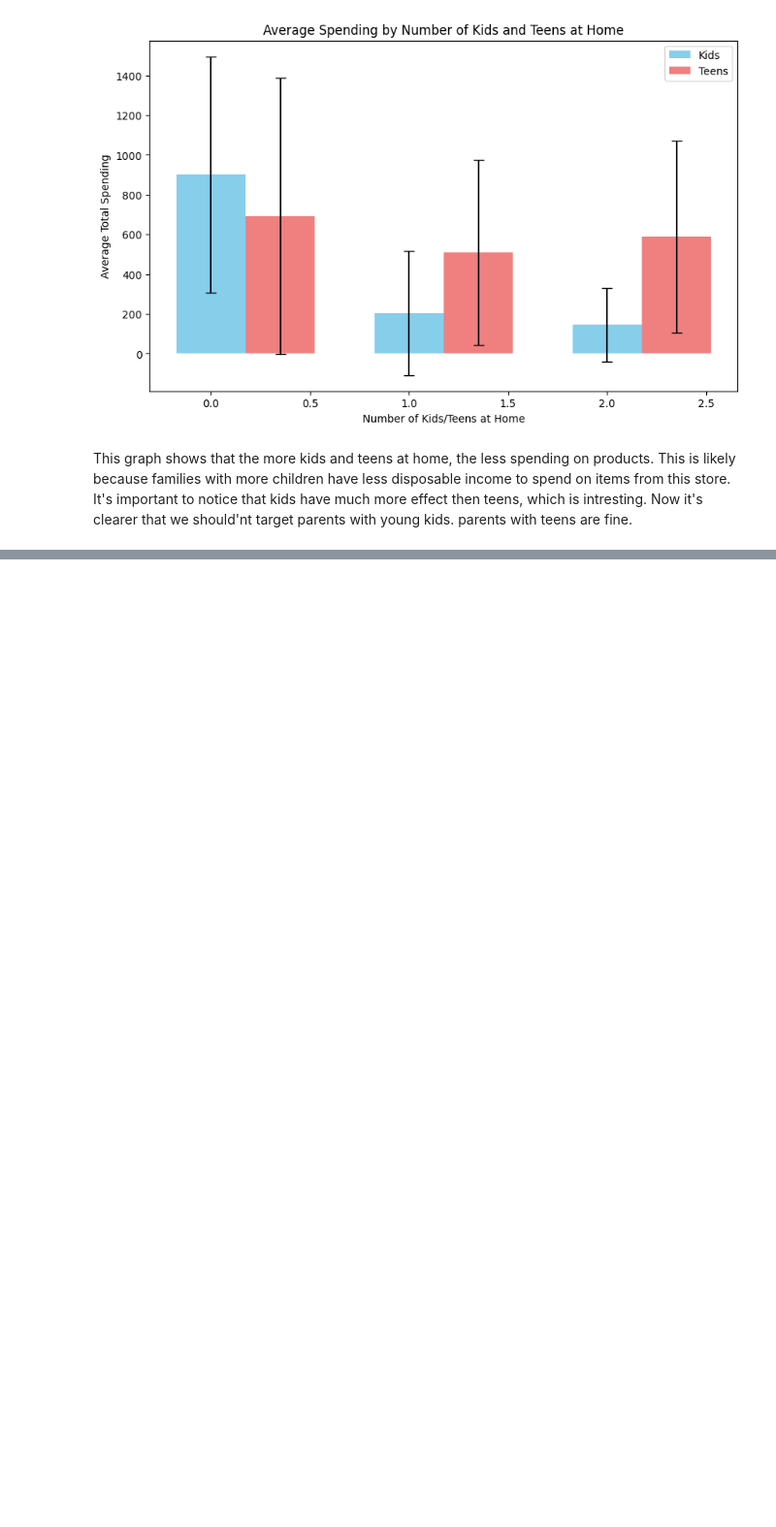
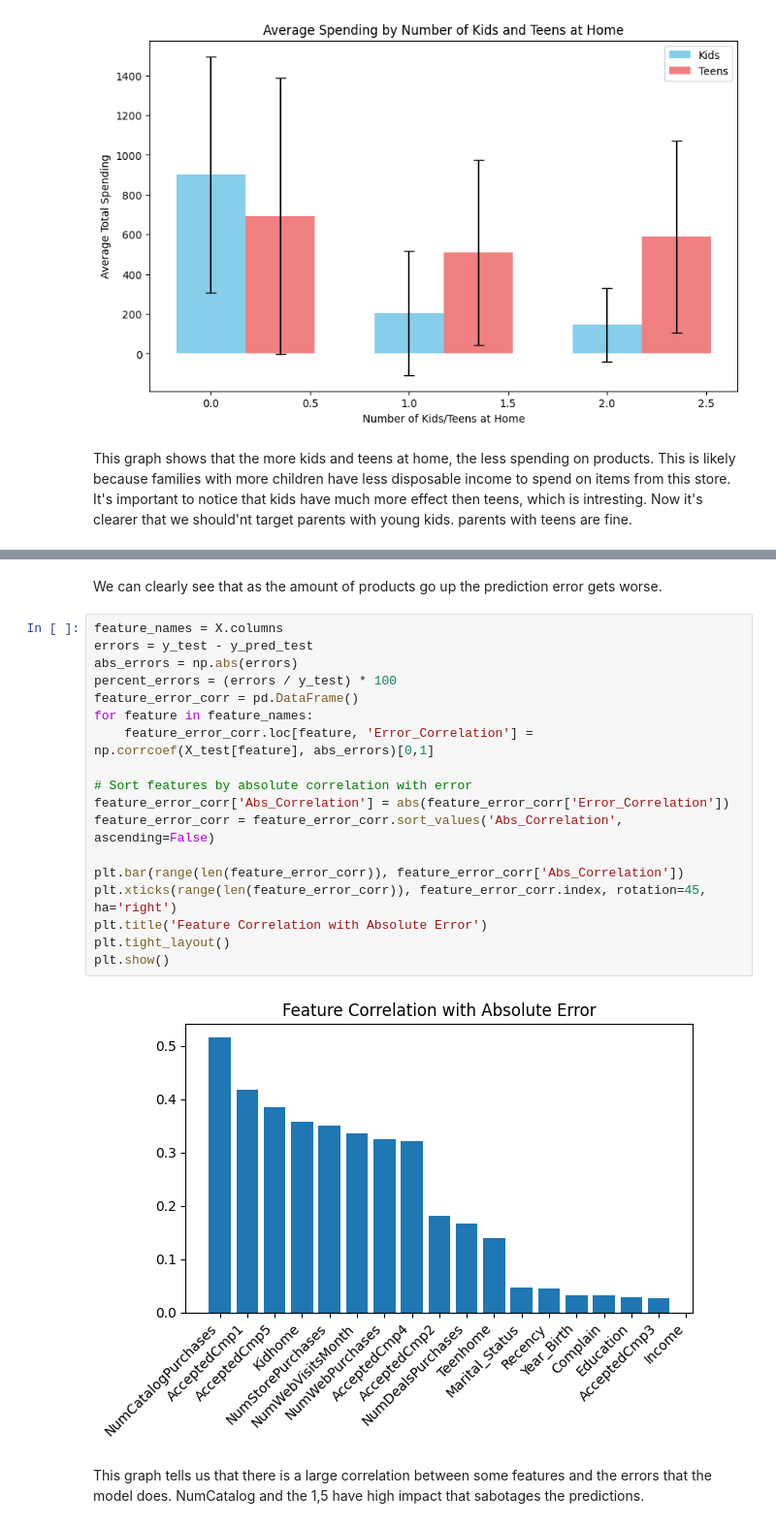
Before and after one commit to GodErlich/TDS-project, a Jupyter notebook: analysis.ipynb, the cells around one changed output, grey strips where cells are left out. Shown: that part at 97% size. Drawn from its saved outputs; the diff is of its cells as text; blank space fills up the shorter version.

```diff
--- a/analysis.ipynb
+++ b/analysis.ipynb
@@ -327,0 +266,24 @@ Name: Error, dtype: float64
+# %% [markdown]
+We can clearly see that as the amount of products go up the prediction error gets worse.
+# %%
+feature_names = X.columns
+errors = y_test - y_pred_test
+abs_errors = np.abs(errors)
+percent_errors = (errors / y_test) * 100
+feature_error_corr = pd.DataFrame()
+for feature in feature_names:
+    feature_error_corr.loc[feature, 'Error_Correlation'] = np.corrcoef(X_test[feature], abs_errors)[0,1]
+
+# Sort features by absolute correlation with error
+feature_error_corr['Abs_Correlation'] = abs(feature_error_corr['Error_Correlation'])
+feature_error_corr = feature_error_corr.sort_values('Abs_Correlation', ascending=False)
+
+plt.bar(range(len(feature_error_corr)), feature_error_corr['Abs_Correlation'])
+plt.xticks(range(len(feature_error_corr)), feature_error_corr.index, rotation=45, ha='right')
+plt.title('Feature Correlation with Absolute Error')
+plt.tight_layout()
+plt.show()
+# %% [output]
+[figure, added]
+# %% [markdown]
+This graph tells us that there is a large correlation between some features and the errors that the model does. NumCatalog and the 1,5 have high impact that sabotages the predictions.
```
Also changed, not shown: parts of 5 cells of this notebook.
